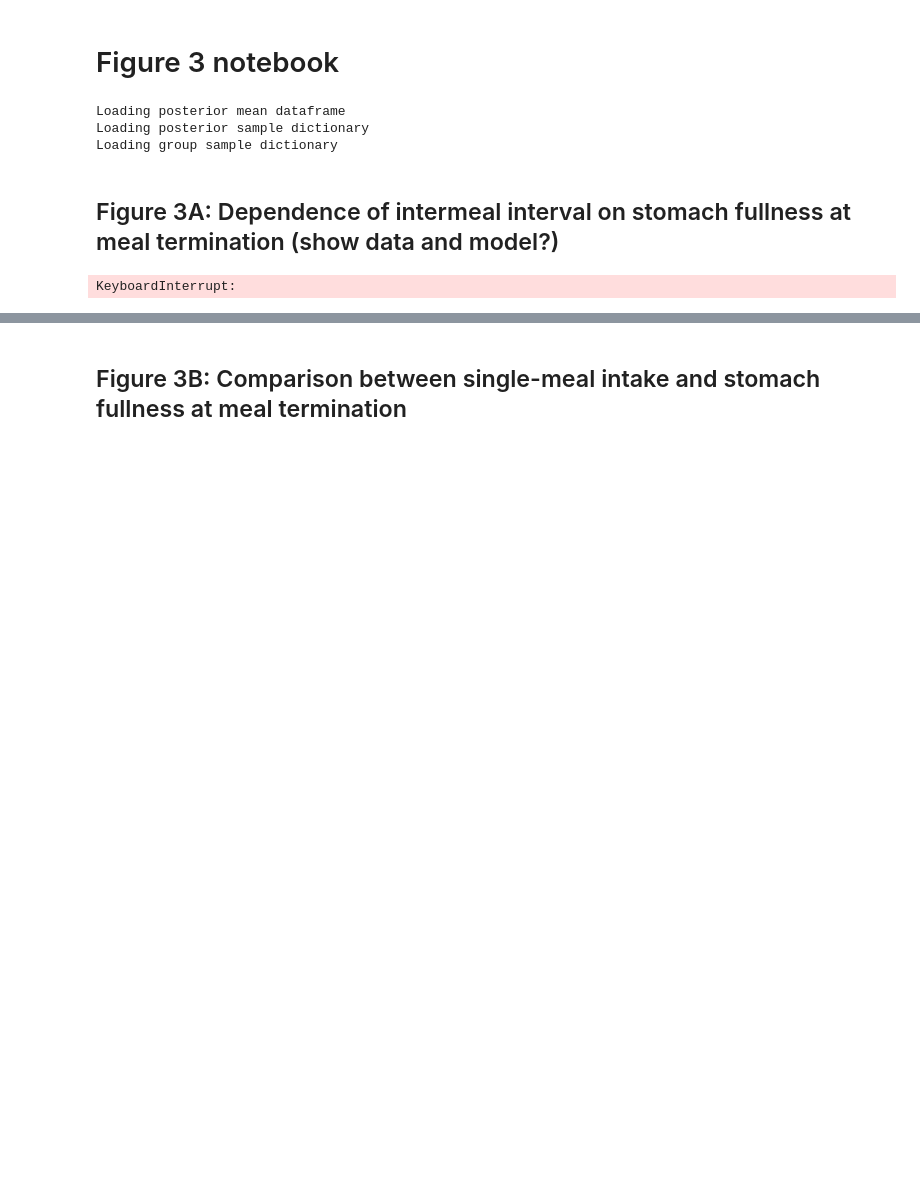
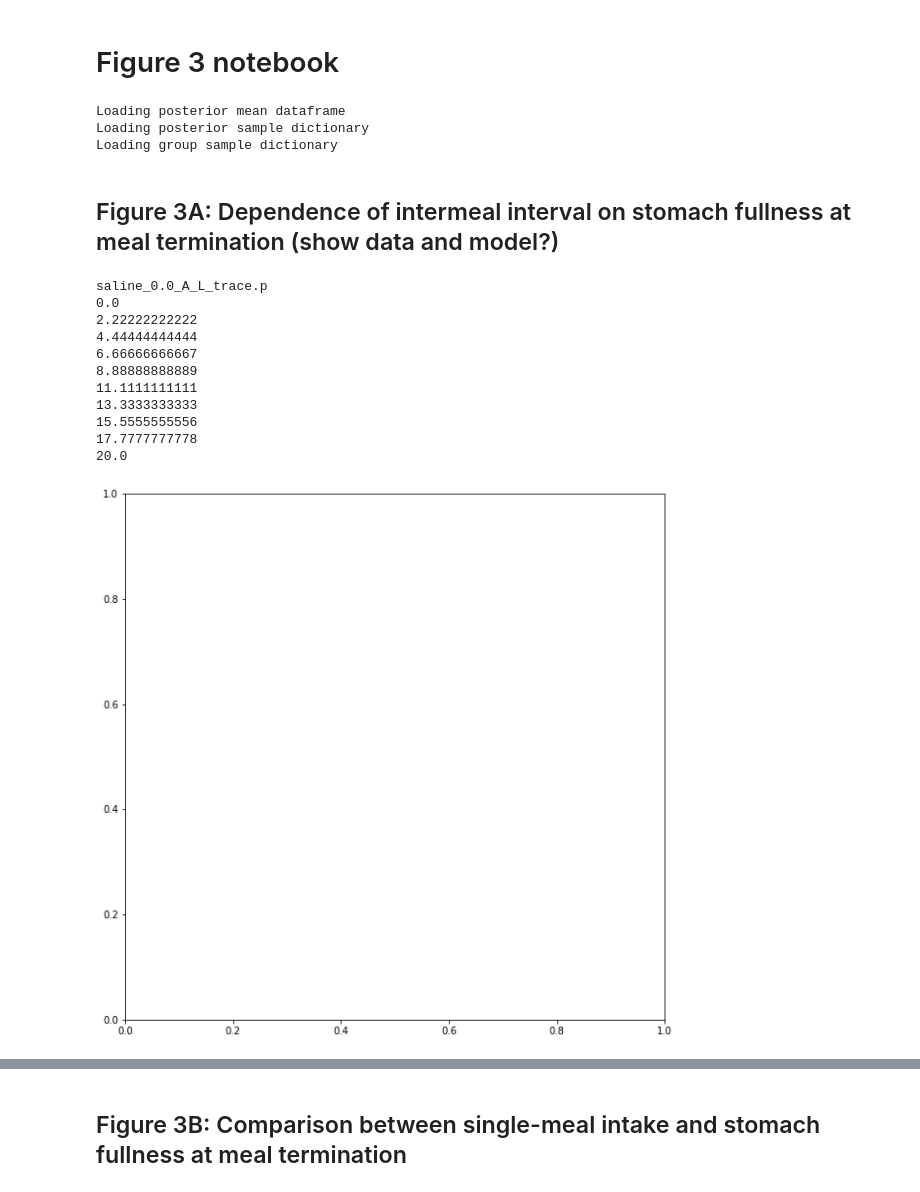
Before and after one commit to tomMcGrath/bayesian_feeding, a Jupyter notebook: Figure3.ipynb, the cells around one changed output, grey strips where cells are left out. Saved outputs shown, nothing was run; the diff lists cells and outputs as text; code cells hidden in the pictures; blank space fills up the shorter version.

```diff
--- a/Figure3.ipynb
+++ b/Figure3.ipynb
@@ -32,8 +32,19 @@ Loading group sample dictionary
 # %%
 reload(plots)
 reload(helpers)
 
-fig, axes = plots.IMI_curve(group_dict, num_points=10, num_resamples=100)
+fig, axes = plots.IMI_curve(group_dict, num_points=10, num_resamples=10)
 plt.show()
 # %% [output]
-KeyboardInterrupt:
+saline_0.0_A_L_trace.p
+0.0
+2.22222222222
+4.44444444444
+6.66666666667
+8.88888888889
+11.1111111111
+13.3333333333
+15.5555555556
+17.7777777778
+20.0
+[figure, added]
```
Also changed, not shown: parts of 4 cells of this notebook, 3 other files.
